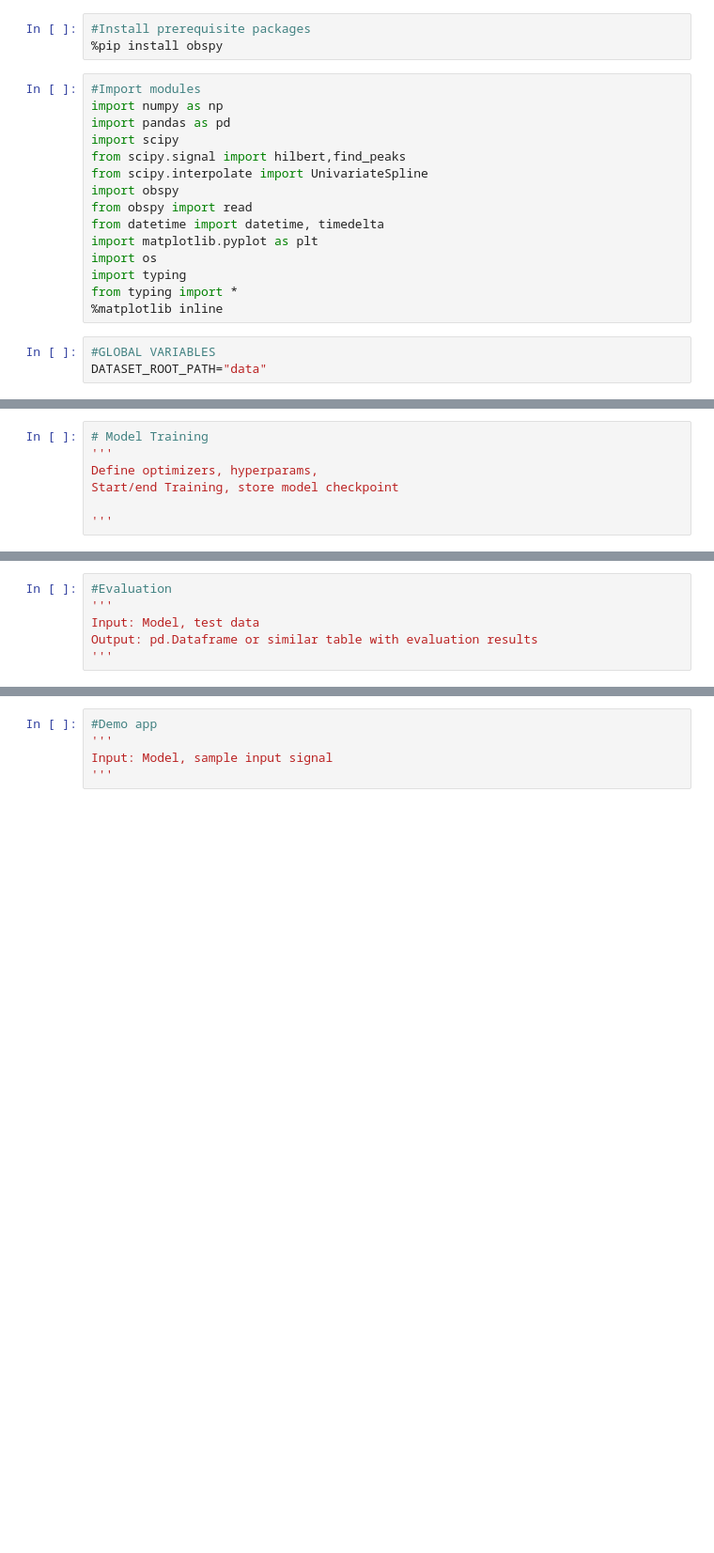
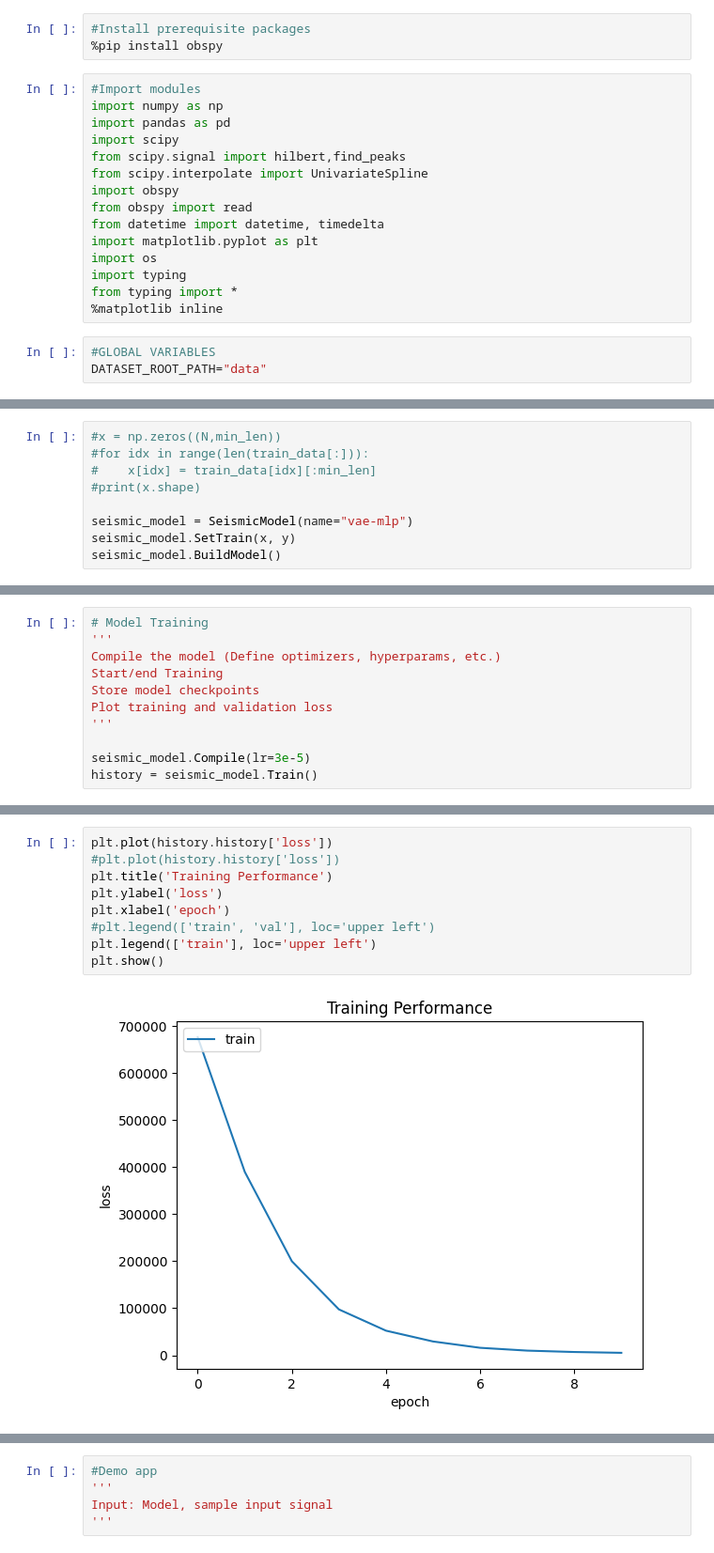
Before and after one commit to ifauh/seismic-detector, a Jupyter notebook: seismic_detect_notebook.ipynb, the cells around one changed output, grey strips where cells are left out. Shown at 94% size. Cells and saved outputs as stored; diff of their text form; blank space fills up the shorter version.

```diff
--- a/seismic_detect_notebook.ipynb
+++ b/seismic_detect_notebook.ipynb
@@ -325,0 +379,9 @@ x_input=convert_to_batches_of_data(x_train,100)
+# %%
+#x = np.zeros((N,min_len))
+#for idx in range(len(train_data[:])):
+#    x[idx] = train_data[idx][:min_len]
+#print(x.shape)
+
+seismic_model = SeismicModel(name="vae-mlp")
+seismic_model.SetTrain(x, y)
+seismic_model.BuildModel()
@@ -326,7 +406,11 @@ x_input=convert_to_batches_of_data(x_train,100)
 # %%
 # Model Training
 '''
-Define optimizers, hyperparams,
-Start/end Training, store model checkpoint
+Compile the model (Define optimizers, hyperparams, etc.)
+Start/end Training
+Store model checkpoints
+Plot training and validation loss
+'''
 
-'''
+seismic_model.Compile(lr=3e-5)
+history = seismic_model.Train()
@@ -333,6 +473,11 @@ Start/end Training, store model checkpoint
-# %%
-#Evaluation
-'''
-Input: Model, test data
-Output: pd.Dataframe or similar table with evaluation results
-'''
+# %%
+plt.plot(history.history['loss'])
+#plt.plot(history.history['loss'])
+plt.title('Training Performance')
+plt.ylabel('loss')
+plt.xlabel('epoch')
+#plt.legend(['train', 'val'], loc='upper left')
+plt.legend(['train'], loc='upper left')
+plt.show()
+# %% [output]
+[figure, added]
```
Also changed, not shown: parts of 11 cells of this notebook, 1 other file.
